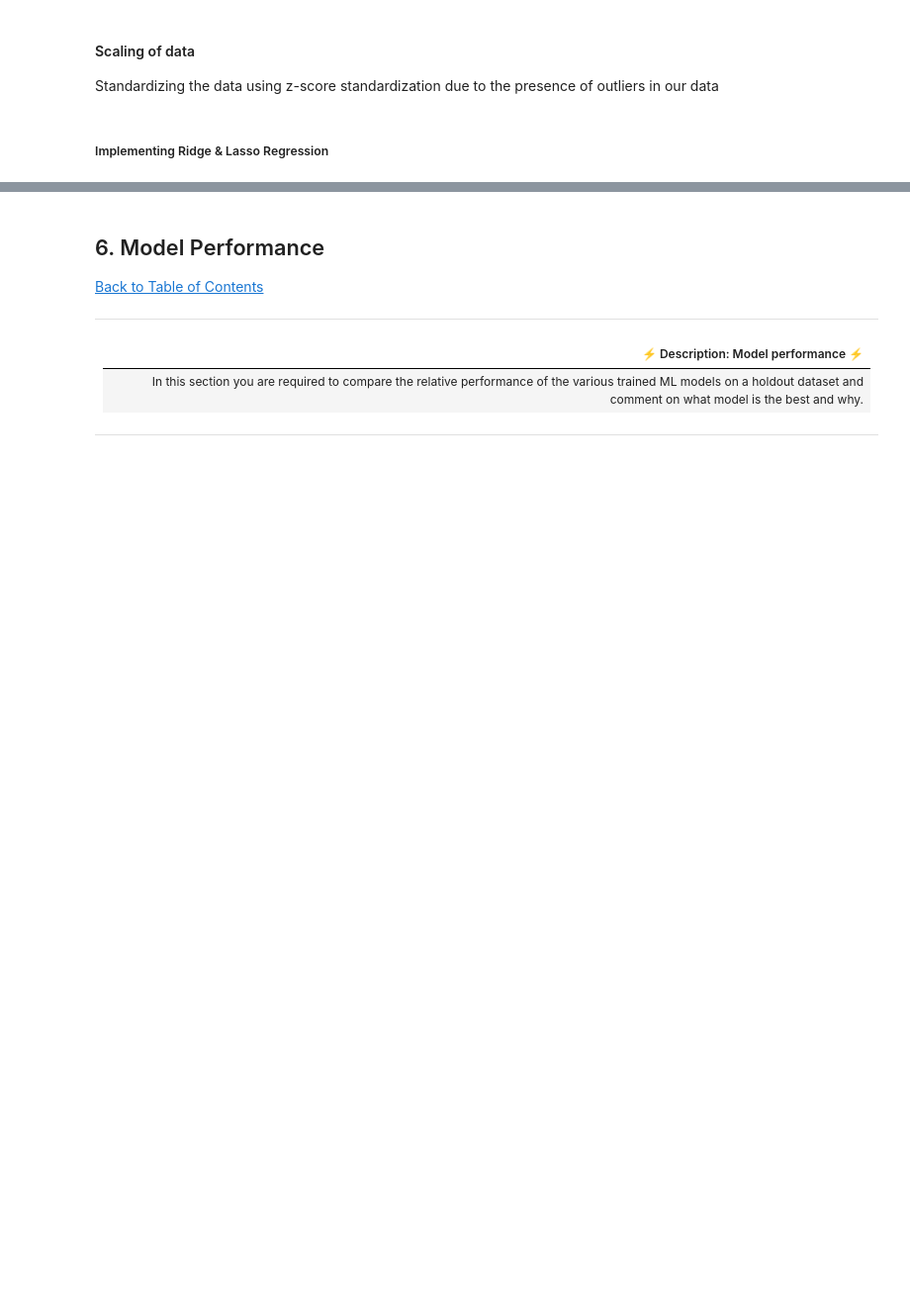
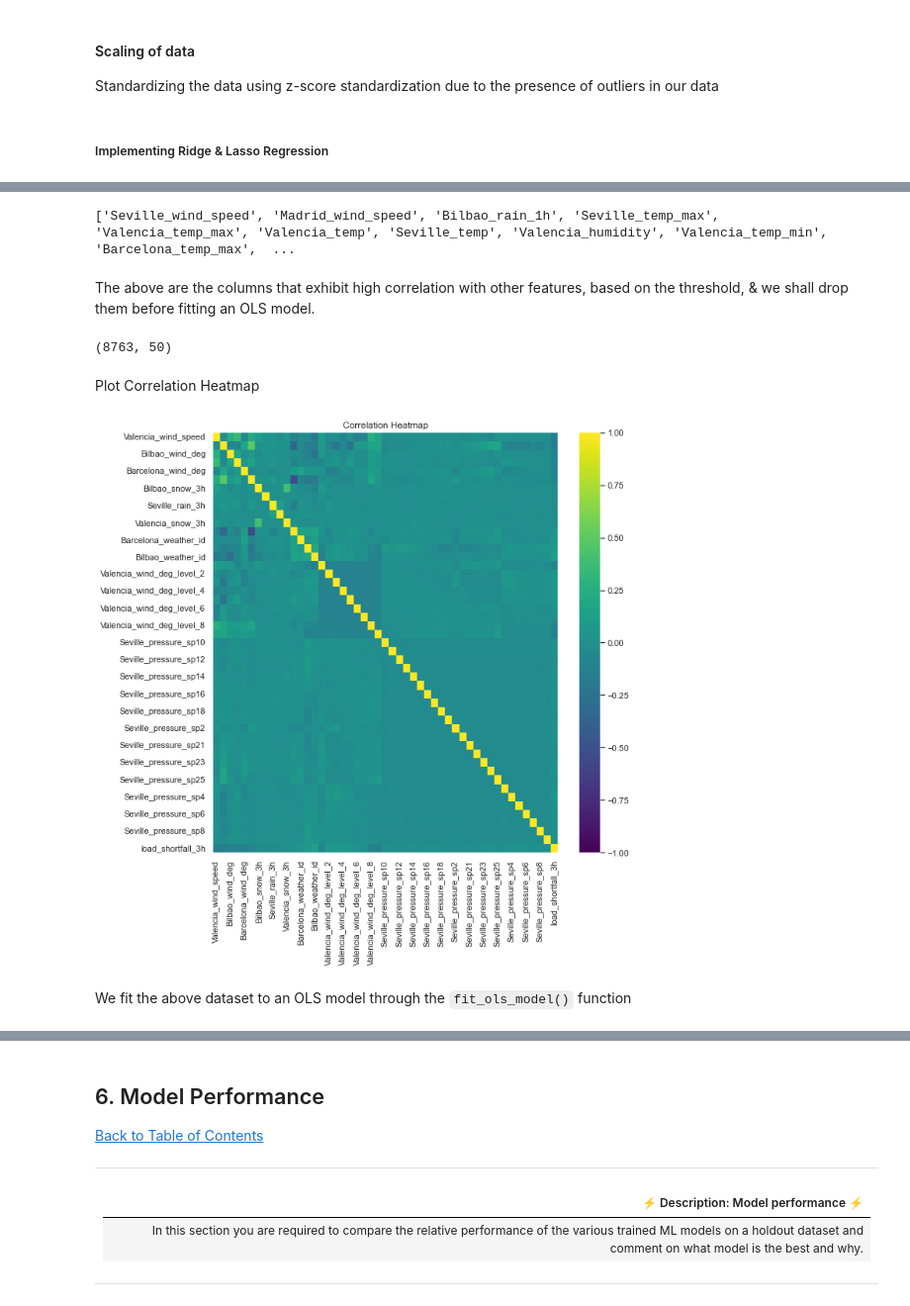
Before and after one commit to KenCBonyo/2110ACDS_ND5, a Jupyter notebook: 2110ACDS_ND5_v0.1.ipynb, the cells around one changed output, grey strips where cells are left out. Shown at 99% size. Saved outputs shown, nothing was run; the diff lists cells and outputs as text; code cells hidden in the pictures; blank space fills up the shorter version.

```diff
--- a/2110ACDS_ND5_v0.1.ipynb
+++ b/2110ACDS_ND5_v0.1.ipynb
@@ -608,0 +626,18 @@ The reason we go for regression model is we want to understand the impact of all
+# %%
+#function to select columns with a correlation coefficient geater than threshold specified
+def filter_by_corr(data_df, threshold=0.9, remove_negative=False):
+    corr_mat = data_df.corr()
+
+    corr_mat = np.abs(corr_mat)                     #convert to positive values
+    corr_mat.loc[:, :] = np.tril(corr_mat, k=-1)    #change values above the k-th diagonal to zero.
+    already_in = set()
+    result = []
+    for col in corr_mat:
+        perfect_corr = corr_mat[col][corr_mat[col] > threshold].index.tolist()
+        if perfect_corr and col not in already_in:
+            already_in.update(set(perfect_corr))
+            perfect_corr.append(col)
+            result.append(perfect_corr)
+    select_nested = [f[1:] for f in result]
+    select_flat = [i for j in select_nested for i in j]
+    return select_flat                                  #return columns to be dropped
@@ -890,0 +682,7 @@ LinearRegression()
+# %%
+def create_ols_df(train_copy_df = train_copy_df):
+    train_ols_df = train_copy_df.copy(deep = True)
+    y_ols_df = train_ols_df['load_shortfall_3h']
+    x_ols_df = train_ols_df[[i for i in train_ols_df if i not in 'load_shortfall_3h']]
+
+    return train_ols_df, y_ols_df, x_ols_df
@@ -890,0 +718,27 @@ LinearRegression()
+# %%
+# Create the dataframes to be used in this model creation instance
+train_ols_df, y_ols_df, x_ols_df = create_ols_df()
+
+# List to hold the correlating columns that we shall remove.
+# We have set the correlation threshold to 0.8 for this instance
+corr_cols = filter_by_corr(train_ols_df, threshold=0.4)
+
+print(corr_cols)
+# %% [output]
+['Seville_wind_speed', 'Madrid_wind_speed', 'Bilbao_rain_1h', 'Seville_temp_max', 'Valencia_temp_max', 'Valencia_temp', 'Seville_temp', 'Valencia_humidity', 'Valencia_temp_min', 'Barcelona_temp_max',  ...
+# %% [markdown]
+The above are the columns that exhibit high correlation with other features, based on the threshold, & we shall drop them before fitting an OLS model.
+# %%
+train_ols_df_v01 = train_ols_df[[i for i in train_ols_df.columns if i not in corr_cols]]
+
+train_ols_df_v01.shape
+# %% [output]
+(8763, 50)
+# %% [markdown]
+Plot Correlation Heatmap
+# %%
+plot_corr(train_ols_df_v01)
+# %% [output]
+[figure, added]
+# %% [markdown]
+ We fit the above dataset to an OLS model through the `fit_ols_model()` function
```
Also changed, not shown: parts of 124 cells of this notebook, 7 other files.
